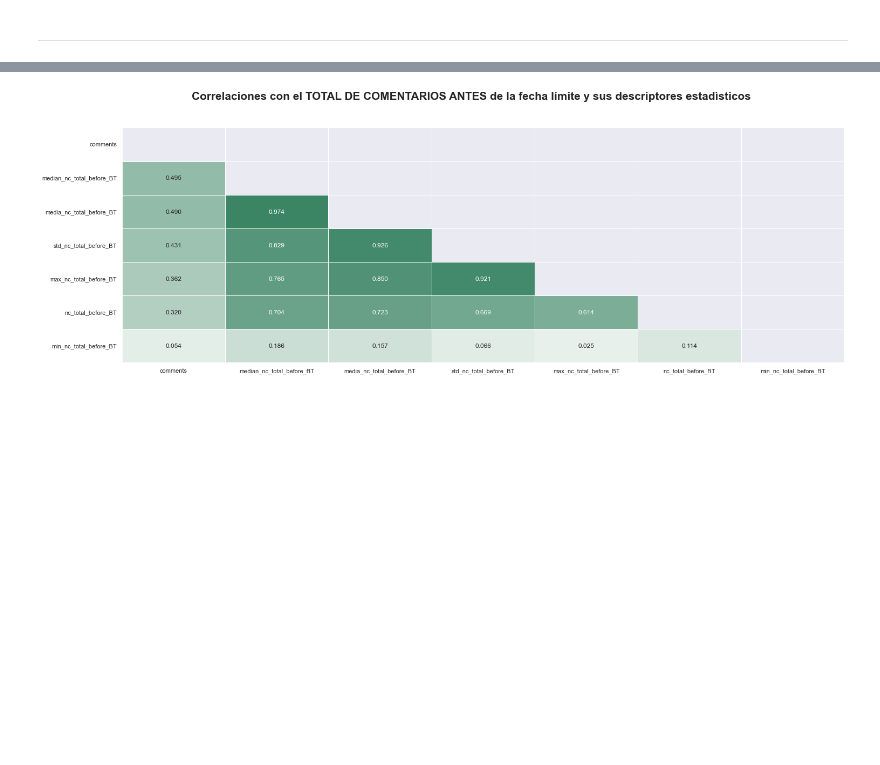
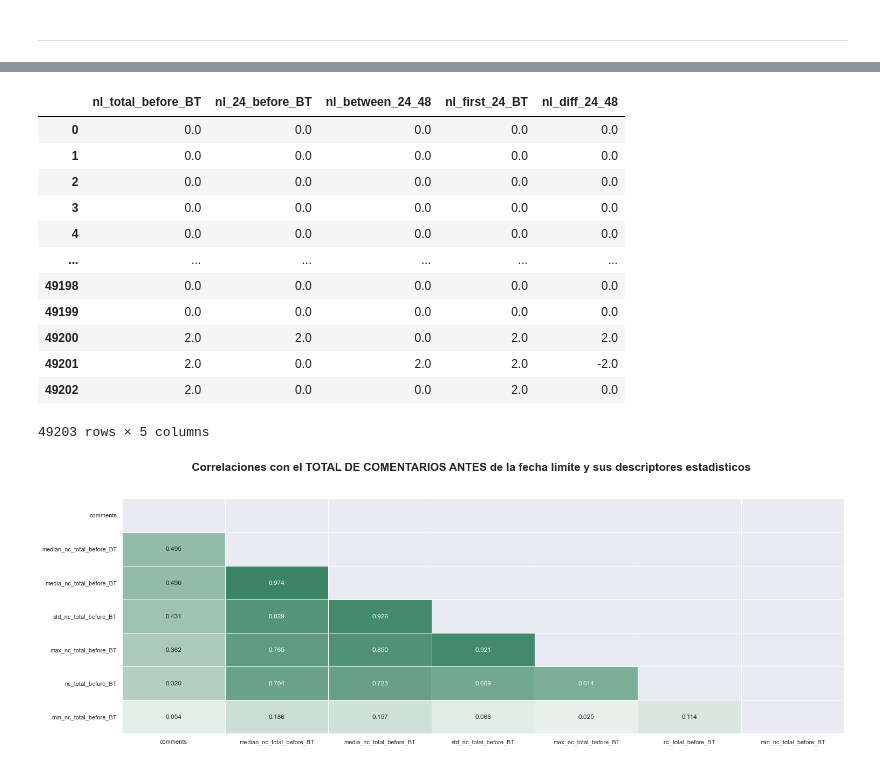
Before and after one commit to jtentor/DHDSFW, a Jupyter notebook: EDA_00.ipynb, the cells around one changed output, grey strips where cells are left out. Saved outputs shown, nothing was run; the diff lists cells and outputs as text; code cells hidden in the pictures; blank space fills up the shorter version.

```diff
--- a/EDA_00.ipynb
+++ b/EDA_00.ipynb
@@ -152,2 +159,18 @@ show_corr(data=data[labels['nc'] + labels['nl'] + [target]], target=target)
+# %%
+data[labels['nl']]
+# %% [output]
+|  | nl_total_before_BT | nl_24_before_BT | nl_between_24_48 | nl_first_24_BT | nl_diff_24_48 |
+| 0 | 0.0 | 0.0 | 0.0 | 0.0 | 0.0 |
+| 1 | 0.0 | 0.0 | 0.0 | 0.0 | 0.0 |
+| 2 | 0.0 | 0.0 | 0.0 | 0.0 | 0.0 |
+| 3 | 0.0 | 0.0 | 0.0 | 0.0 | 0.0 |
+| 4 | 0.0 | 0.0 | 0.0 | 0.0 | 0.0 |
+| ... | ... | ... | ... | ... | ... |
+| 49198 | 0.0 | 0.0 | 0.0 | 0.0 | 0.0 |
+| 49199 | 0.0 | 0.0 | 0.0 | 0.0 | 0.0 |
+| 49200 | 2.0 | 2.0 | 0.0 | 2.0 | 2.0 |
+| 49201 | 2.0 | 0.0 | 2.0 | 2.0 | -2.0 |
+| 49202 | 2.0 | 0.0 | 0.0 | 2.0 | 0.0 |
+49203 rows × 5 columns
 # %%
 
```
Also changed, not shown: parts of 4 cells of this notebook, 6 other files.
